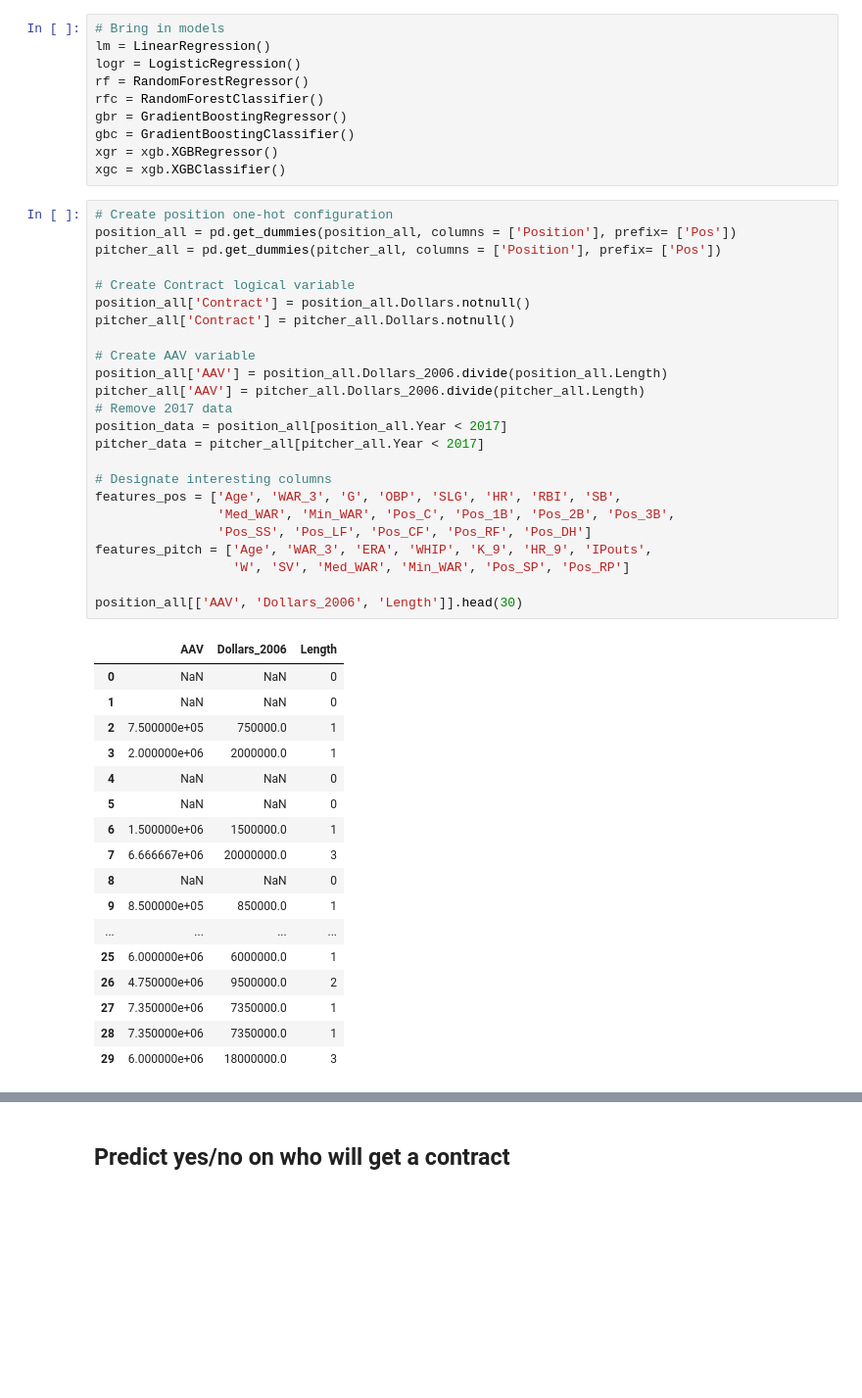
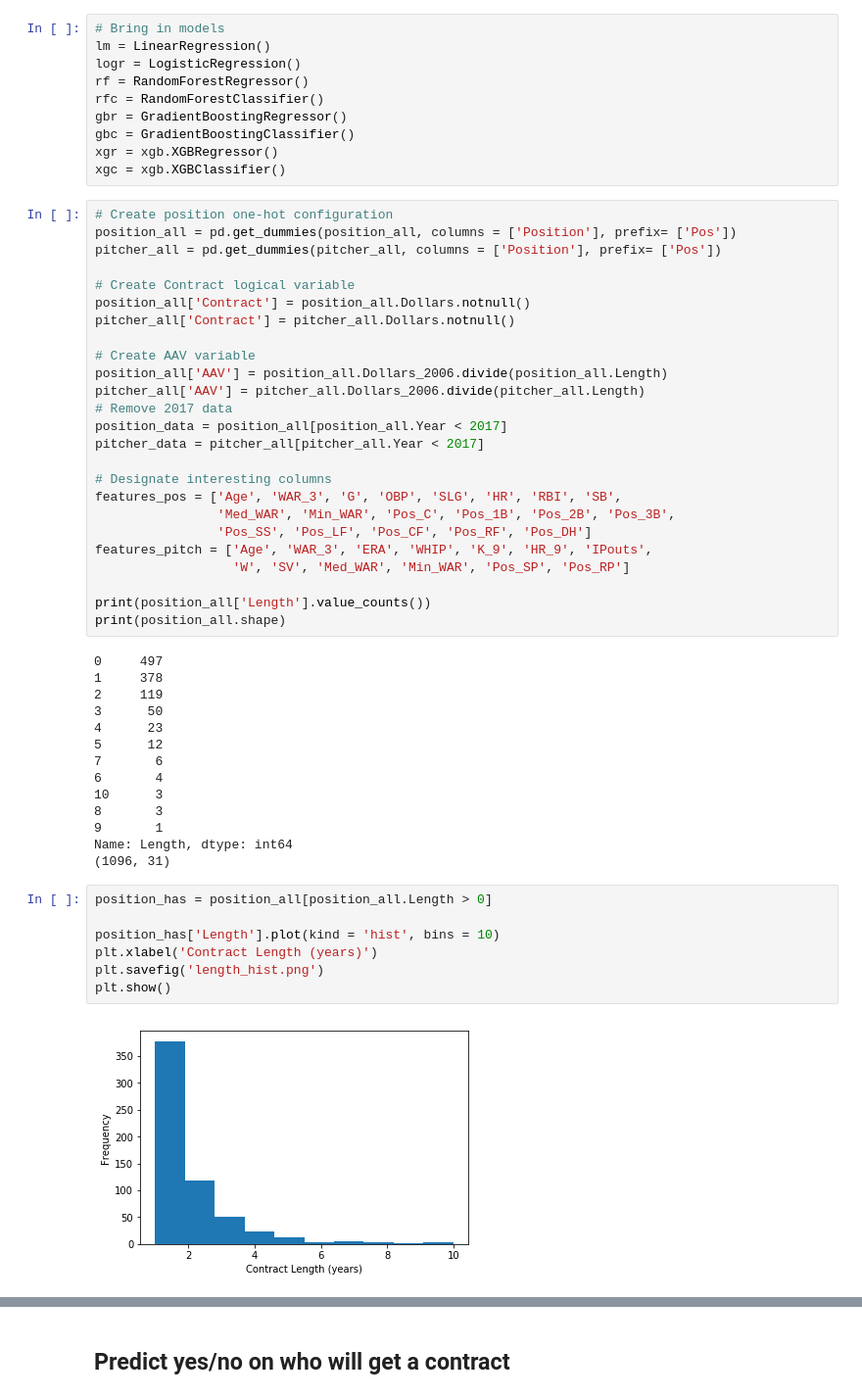
Before and after one commit to marichards/MLB_FA_Predictor, a Jupyter notebook: Regression.ipynb, the cells around one changed output, grey strips where cells are left out. Shown: that part at 98% size. Cells and saved outputs as stored; diff of their text form; blank space fills up the shorter version.

```diff
--- a/Regression.ipynb
+++ b/Regression.ipynb
@@ -80,22 +80,28 @@ features_pos = ['Age', 'WAR_3', 'G', 'OBP', 'SLG', 'HR', 'RBI', 'SB',
 features_pitch = ['Age', 'WAR_3', 'ERA', 'WHIP', 'K_9', 'HR_9', 'IPouts',
                   'W', 'SV', 'Med_WAR', 'Min_WAR', 'Pos_SP', 'Pos_RP']
 
-position_all[['AAV', 'Dollars_2006', 'Length']].head(30)
+print(position_all['Length'].value_counts())
+print(position_all.shape)
 # %% [output]
-|  | AAV | Dollars_2006 | Length |
-| 0 | NaN | NaN | 0 |
-| 1 | NaN | NaN | 0 |
-| 2 | 7.500000e+05 | 750000.0 | 1 |
-| 3 | 2.000000e+06 | 2000000.0 | 1 |
-| 4 | NaN | NaN | 0 |
-| 5 | NaN | NaN | 0 |
-| 6 | 1.500000e+06 | 1500000.0 | 1 |
-| 7 | 6.666667e+06 | 20000000.0 | 3 |
-| 8 | NaN | NaN | 0 |
-| 9 | 8.500000e+05 | 850000.0 | 1 |
-| ... | ... | ... | ... |
-| 25 | 6.000000e+06 | 6000000.0 | 1 |
-| 26 | 4.750000e+06 | 9500000.0 | 2 |
-| 27 | 7.350000e+06 | 7350000.0 | 1 |
-| 28 | 7.350000e+06 | 7350000.0 | 1 |
-| 29 | 6.000000e+06 | 18000000.0 | 3 |
+0     497
+1     378
+2     119
+3      50
+4      23
+5      12
+7       6
+6       4
+10      3
+8       3
+9       1
+Name: Length, dtype: int64
+(1096, 31)
+# %%
+position_has = position_all[position_all.Length > 0]
+
+position_has['Length'].plot(kind = 'hist', bins = 10)
+plt.xlabel('Contract Length (years)')
+plt.savefig('length_hist.png')
+plt.show()
+# %% [output]
+[figure, added]
```
Also changed, not shown: parts of 12 cells of this notebook, 3 other files.
